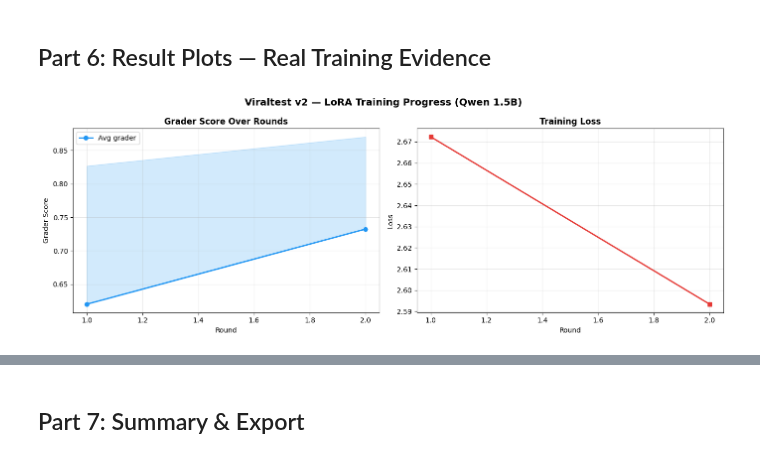
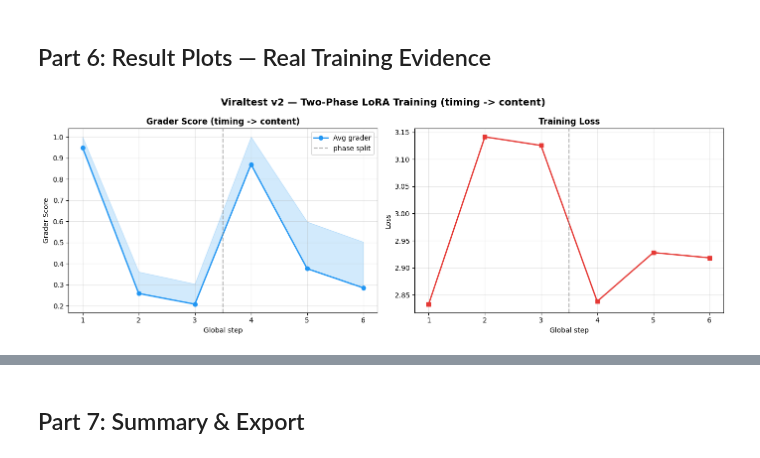
Before and after one commit to VaibhavKhandare/viral-posts-env, a Jupyter notebook: run-output/training/train_grpo.executed.ipynb, the cells around one changed output, grey strips where cells are left out. Drawn from its saved outputs; the diff is of its cells as text; code cells hidden in the pictures.

```diff
--- a/run-output/training/train_grpo.executed.ipynb
+++ b/run-output/training/train_grpo.executed.ipynb
@@ -988,28 +1058,34 @@ AFTER TRAINING (took 231.2s):
 # %% [markdown]
 ## Part 6: Result Plots — Real Training Evidence
 # %%
-# Cell 13: Training curves
+# Cell 13: Training curves (two-phase)
 fig, axes = plt.subplots(1, 2, figsize=(14, 5))
-rounds = training_log["round"]
+steps = training_log["global_step"]
+phases = training_log["phase"]
+phase1_end = max([s for s, p in zip(steps, phases) if p == "phase1_timing"], default=0)
 
-axes[0].plot(rounds, training_log["avg_grader"], 'o-', color='#2196F3', lw=2, label='Avg grader')
-axes[0].fill_between(rounds, training_log["avg_grader"],
+axes[0].plot(steps, training_log["avg_grader"], 'o-', color='#2196F3', lw=2, label='Avg grader')
+axes[0].fill_between(steps, training_log["avg_grader"],
                      training_log["max_grader"], alpha=0.2, color='#2196F3')
-axes[0].set_xlabel('Round'); axes[0].set_ylabel('Grader Score')
-axes[0].set_title('Grader Score Over Rounds', fontweight='bold')
+if phase1_end > 0:
+    axes[0].axvline(phase1_end + 0.5, color='gray', ls='--', alpha=0.6, label='phase split')
+axes[0].set_xlabel('Global step'); axes[0].set_ylabel('Grader Score')
+axes[0].set_title('Grader Score (timing -> content)', fontweight='bold')
 axes[0].legend(); axes[0].grid(True, alpha=0.3)
 
-axes[1].plot(rounds, training_log["train_loss"], 's-', color='#E53935', lw=2)
-axes[1].set_xlabel('Round'); axes[1].set_ylabel('Loss')
+axes[1].plot(steps, training_log["train_loss"], 's-', color='#E53935', lw=2)
+if phase1_end > 0:
+    axes[1].axvline(phase1_end + 0.5, color='gray', ls='--', alpha=0.6)
+axes[1].set_xlabel('Global step'); axes[1].set_ylabel('Loss')
 axes[1].set_title('Training Loss', fontweight='bold')
 axes[1].grid(True, alpha=0.3)
 
-fig.suptitle('Viraltest v2 — LoRA Training Progress (Qwen 1.5B)', fontsize=14, fontweight='bold')
+fig.suptitle('Viraltest v2 — Two-Phase LoRA Training (timing -> content)', fontsize=14, fontweight='bold')
 fig.tight_layout()
 fig.savefig(f'{PLOTS_DIR}/reward_curve.png', dpi=150, bbox_inches='tight')
 plt.show()
 # %% [output]
-[figure, old version]
+[figure, new version]
 # %%
 # Cell 14: Before vs After
 task_labels = [t.replace('monthly_', '').title() for t in TASKS]
```
Also changed, not shown: parts of 10 cells of this notebook, 3 other files.
